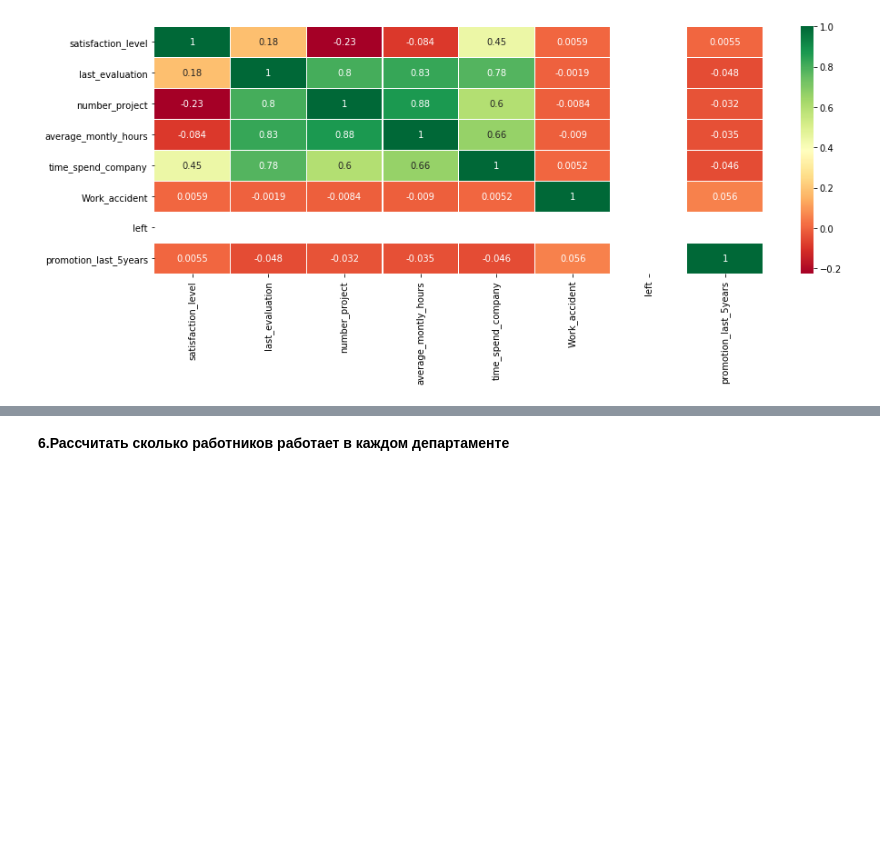
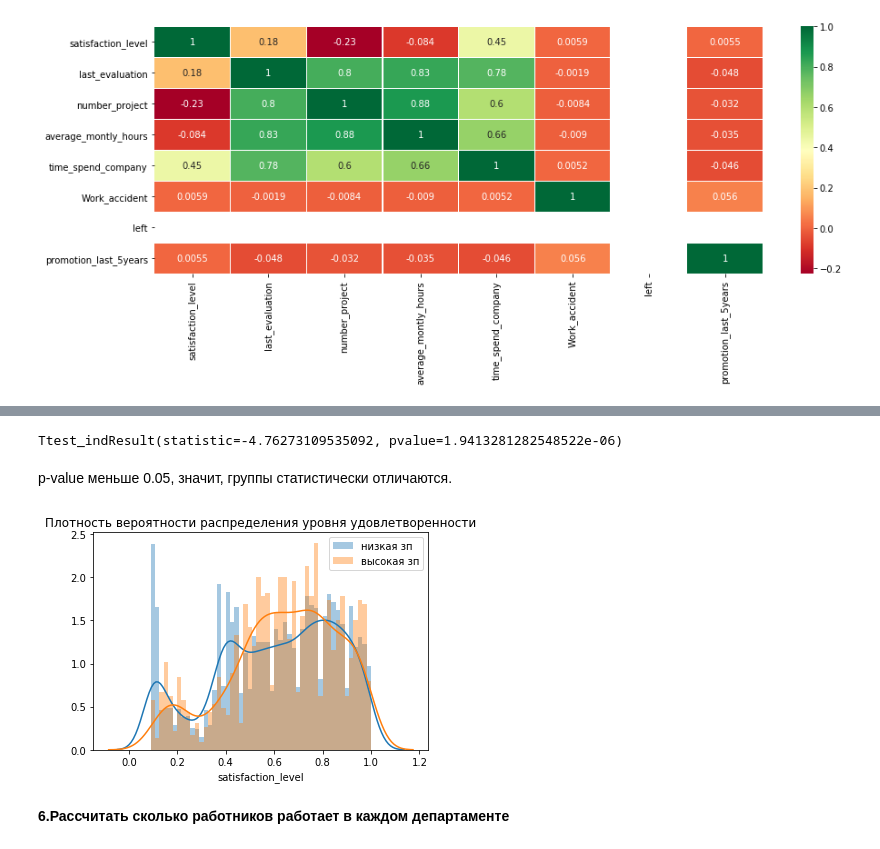
Before and after one commit to DmitryTrufanov/pyda-10-diplom, a Jupyter notebook: Diplom_Python.ipynb, the cells around one changed output, grey strips where cells are left out. Drawn from its saved outputs; the diff is of its cells as text; code cells hidden in the pictures; blank space fills up the shorter version.

```diff
--- a/Diplom_Python.ipynb
+++ b/Diplom_Python.ipynb
@@ -143,3 +144,20 @@ sns.pairplot(df_no_left)
+# %%
+satisf_low_salary = df[df['salary']=='low']['satisfaction_level']
+satisf_high_salary = df[df['salary']=='high']['satisfaction_level']
+
+print(stats.ttest_ind(satisf_low_salary, satisf_high_salary))
+# %% [output]
+Ttest_indResult(statistic=-4.76273109535092, pvalue=1.9413281282548522e-06)
+# %% [markdown]
+p-value меньше 0.05, значит, группы статистически отличаются.
+# %%
+sns.distplot(satisf_low_salary, 50)
+sns.distplot(satisf_high_salary, 50)
+plt.title('Плотность вероятности распределения уровня удовлетворенности')
+plt.legend(['низкая зп', 'высокая зп'])
+plt.show()
+# %% [output]
+[figure, added]
 # %% [markdown]
 **6.Рассчитать сколько работников работает в каждом департаменте**
 # %%
```
Also changed, not shown: parts of 41 cells of this notebook.
